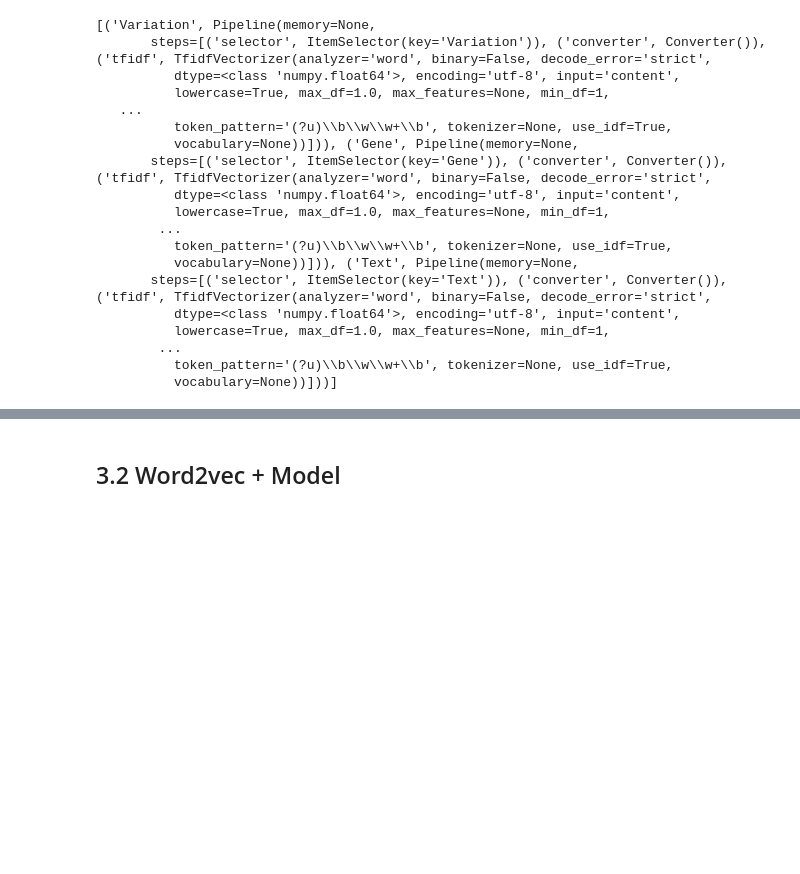
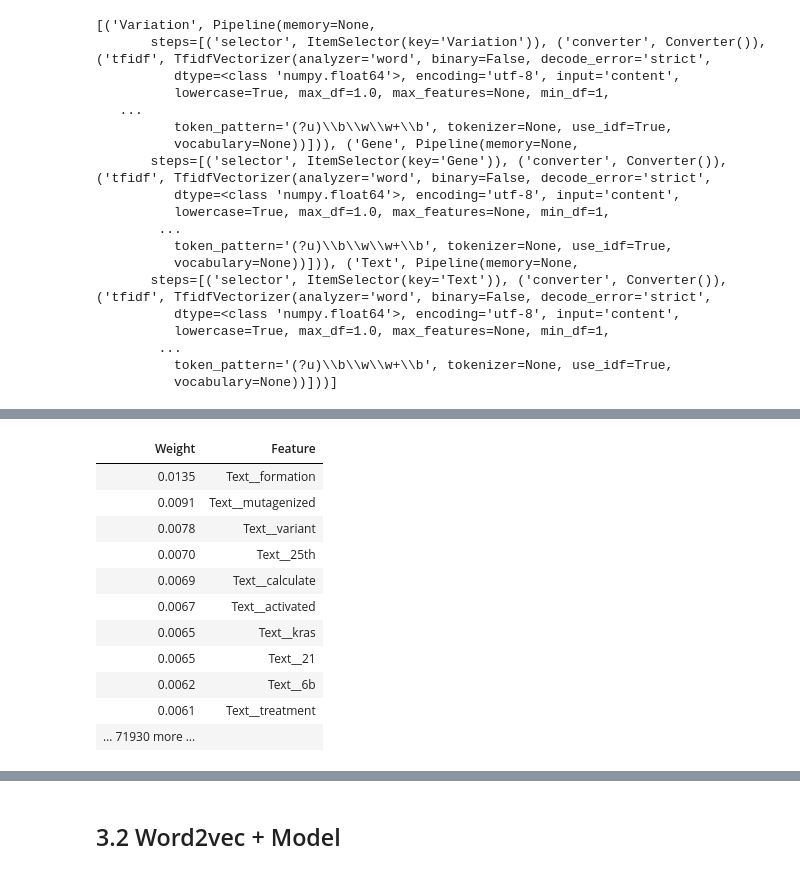
Before and after one commit to dujm/Health_PrecisionMedicine, a Jupyter notebook: notebooks/02Feature_and_Model_Sample_Data.ipynb, the cells around one changed output, grey strips where cells are left out. Cells and saved outputs as stored; diff of their text form; code cells hidden in the pictures; blank space fills up the shorter version.

```diff
--- a/notebooks/02Feature_and_Model_Sample_Data.ipynb
+++ b/notebooks/02Feature_and_Model_Sample_Data.ipynb
@@ -611,0 +686,15 @@ df_name.to_csv('../data/features/sample_3groups_tf_idf_featuers.csv')
+# %%
+eli5.show_weights(model, vec=vectorizer, top=10, feature_filter=lambda x: x != '<BIAS>')
+# %% [output]
+| Weight | Feature |
+| 0.0135 | Text__formation |
+| 0.0091 | Text__mutagenized |
+| 0.0078 | Text__variant |
+| 0.0070 | Text__25th |
+| 0.0069 | Text__calculate |
+| 0.0067 | Text__activated |
+| 0.0065 | Text__kras |
+| 0.0065 | Text__21 |
+| 0.0062 | Text__6b |
+| 0.0061 | Text__treatment |
+| … 71930 more … |  |
```
Also changed, not shown: parts of 18 cells of this notebook.
